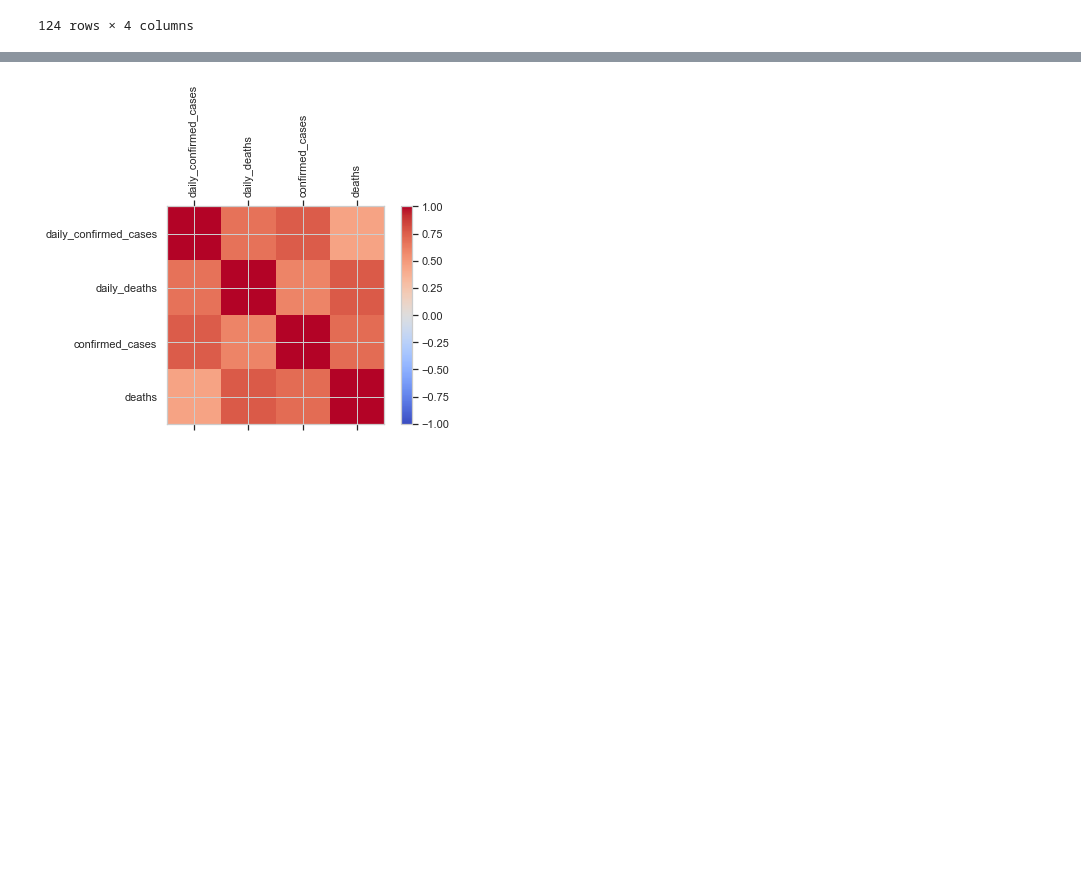
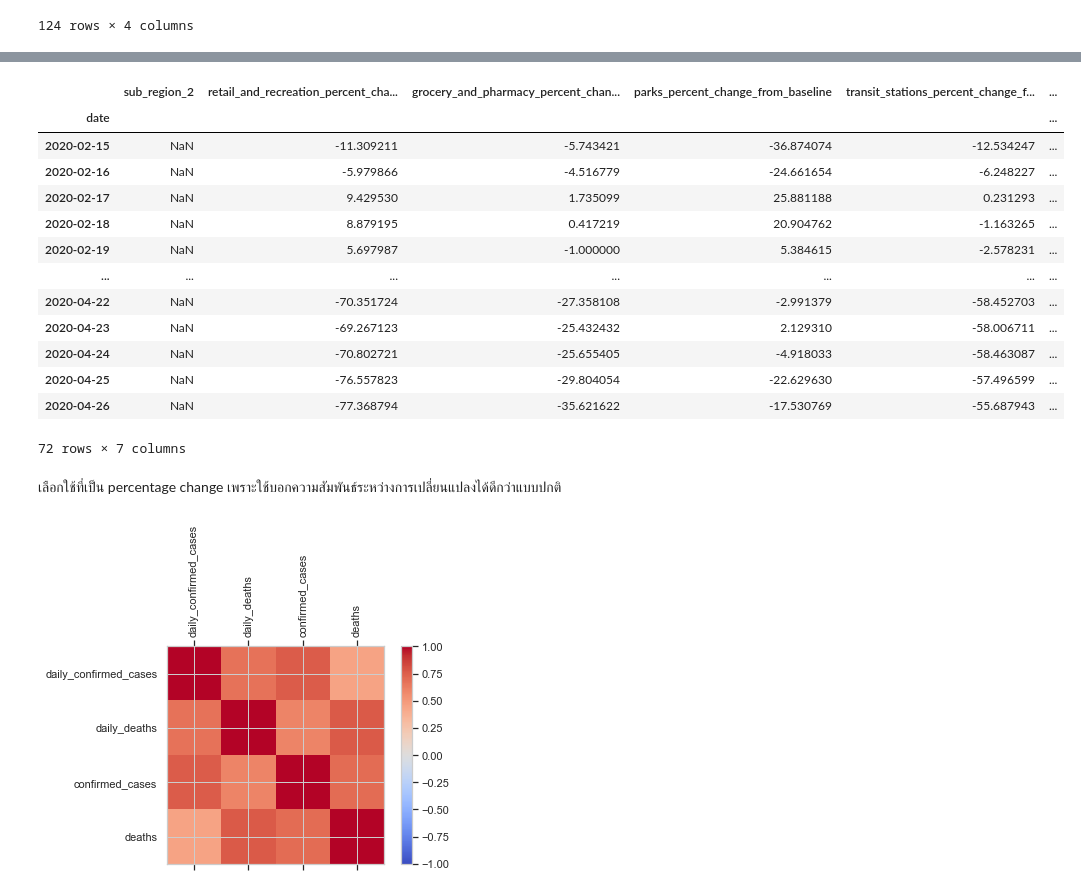
Before and after one commit to kate006naja/MachineLearningClassCode, a Jupyter notebook: project/Task2.ipynb, the cells around one changed output, grey strips where cells are left out. Saved outputs shown, nothing was run; the diff lists cells and outputs as text; code cells hidden in the pictures; blank space fills up the shorter version.

```diff
--- a/project/Task2.ipynb
+++ b/project/Task2.ipynb
@@ -260,0 +257,4 @@ plt.show()
+# %%
+# Set index to date and change it to datetime
+df_mob = df_mob.set_index(['date'])
+df_mob.index = pd.to_datetime(df_mob.index)
@@ -280,3 +306,7 @@ df_res_change
 | 2020-05-01 | 0.479882 | -0.152201 | 0.036509 | 0.025827 |
 | 2020-05-02 | 0.028017 | 0.096439 | 0.036210 | 0.027604 |
 124 rows × 4 columns
+# %%
+# Set index to date and change it to datetime
+df_mob = df_mob.set_index(['date'])
+df_mob.index = pd.to_datetime(df_mob.index)
@@ -283,3 +321,24 @@ df_res_change
+# %%
+# I will group by the region
+df_mob2 = df_mob.groupby('date').mean()
+df_mob2
+# %% [output]
+|  | sub_region_2 | retail_and_recreation_percent_cha... | grocery_and_pharmacy_percent_chan... | parks_percent_change_from_baseline | transit_stations_percent_change_f... | ... |
+| date |  |  |  |  |  | ... |
+| 2020-02-15 | NaN | -11.309211 | -5.743421 | -36.874074 | -12.534247 | ... |
+| 2020-02-16 | NaN | -5.979866 | -4.516779 | -24.661654 | -6.248227 | ... |
+| 2020-02-17 | NaN | 9.429530 | 1.735099 | 25.881188 | 0.231293 | ... |
+| 2020-02-18 | NaN | 8.879195 | 0.417219 | 20.904762 | -1.163265 | ... |
+| 2020-02-19 | NaN | 5.697987 | -1.000000 | 5.384615 | -2.578231 | ... |
+| ... | ... | ... | ... | ... | ... | ... |
+| 2020-04-22 | NaN | -70.351724 | -27.358108 | -2.991379 | -58.452703 | ... |
+| 2020-04-23 | NaN | -69.267123 | -25.432432 | 2.129310 | -58.006711 | ... |
+| 2020-04-24 | NaN | -70.802721 | -25.655405 | -4.918033 | -58.463087 | ... |
+| 2020-04-25 | NaN | -76.557823 | -29.804054 | -22.629630 | -57.496599 | ... |
+| 2020-04-26 | NaN | -77.368794 | -35.621622 | -17.530769 | -55.687943 | ... |
+72 rows × 7 columns
+# %% [markdown]
+เลือกใช้ที่เป็น percentage change เพราะใช้บอกความสัมพันธ์ระหว่างการเปลี่ยนแปลงได้ดีกว่าแบบปกติ
 # %%
 corr = df_res_change.corr()
 fig = plt.figure()
```
Also changed, not shown: parts of 15 cells of this notebook.
